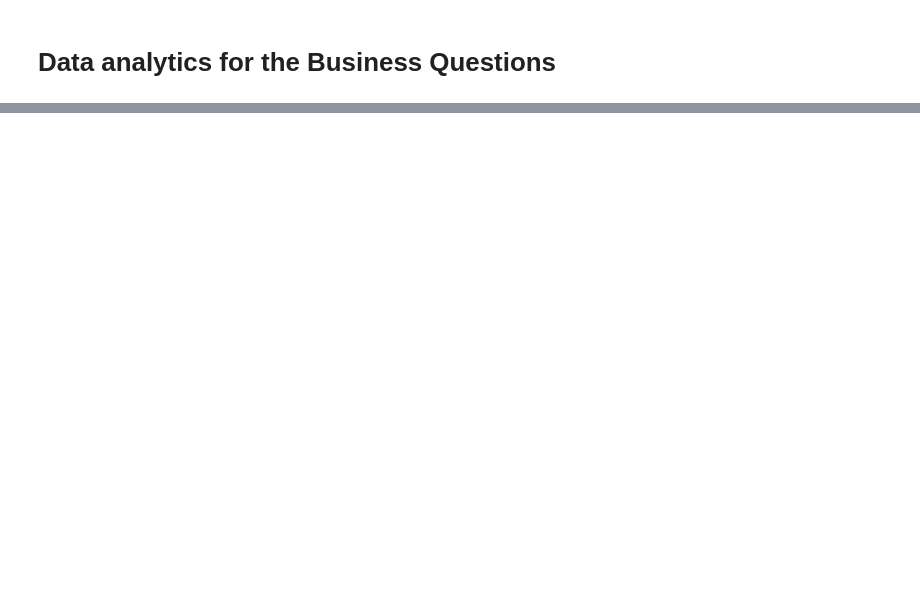
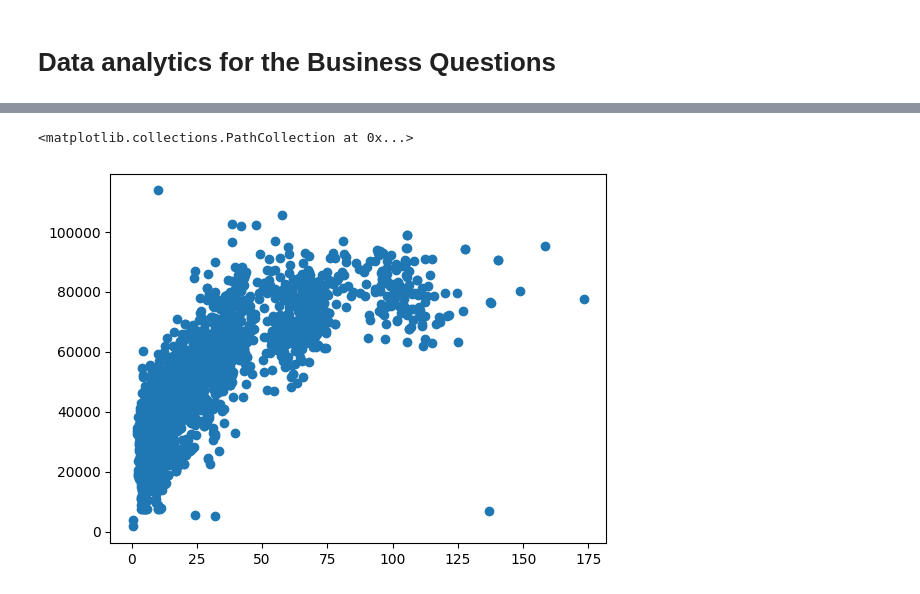
Before and after one commit to LexLorenzo/MachineLearningProjects, a Jupyter notebook: Lab_Exercise_2/Data_Analytics.ipynb, the cells around one changed output, grey strips where cells are left out. Drawn from its saved outputs; the diff is of its cells as text; code cells hidden in the pictures; blank space fills up the shorter version.

```diff
--- a/Lab_Exercise_2/Data_Analytics.ipynb
+++ b/Lab_Exercise_2/Data_Analytics.ipynb
@@ -114,3 +116,8 @@ plt.scatter(df['Total_Children'], df['Income'])
+# %%
+plt.scatter(df['AOV'], df['Income'])
+# %% [output]
+<matplotlib.collections.PathCollection at 0x...>
+[figure, added]
 # %%
 df['Education'].unique()
 # %% [output]
```
Also changed, not shown: parts of 13 cells of this notebook, 6 other files.
